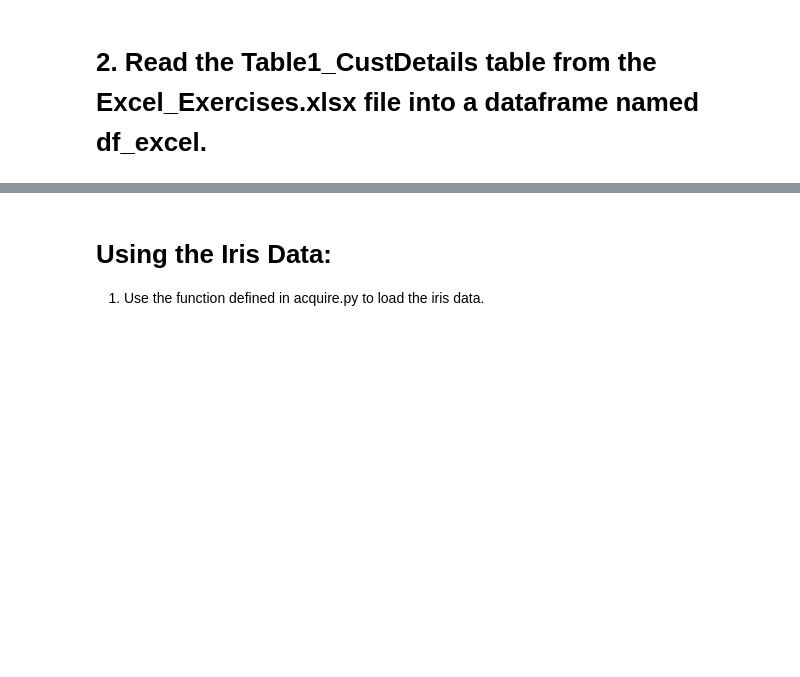
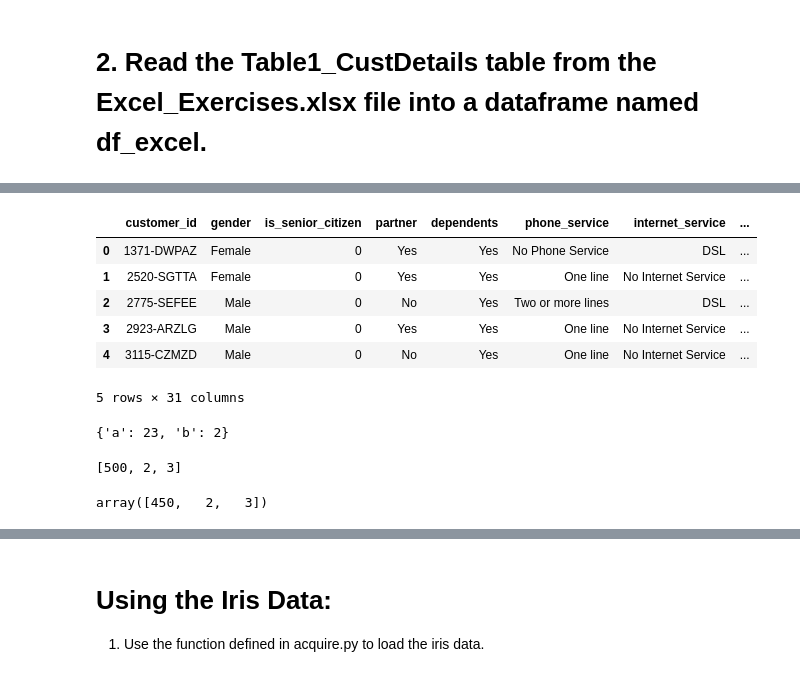
Before and after one commit to randyfrench/classification-exercises, a Jupyter notebook: classification_exercises.ipynb, the cells around one changed output, grey strips where cells are left out. Drawn from its saved outputs; the diff is of its cells as text; code cells hidden in the pictures; blank space fills up the shorter version.

```diff
--- a/classification_exercises.ipynb
+++ b/classification_exercises.ipynb
@@ -62,0 +77,54 @@ FileNotFoundError: [Errno 2] No such file or directory: 'Spreadsheets_Exercises.
+# %%
+# map phone_service, internet_service, and contract_type
+contract_type = {
+    0: "Month-to-Month",
+    1: "1 Year",
+    2: "2 Year"
+}
+
+phone_service = {
+    0: "No Phone Service",
+    1: "One line",
+    2: "Two or more lines"
+}
+
+internet_service = {
+    0: "No Internet Service",
+    1: "DSL",
+    2: "Fiber Optic"
+}
+
+telco.contract_type = telco.contract_type.map(contract_type)
+telco.phone_service = telco.phone_service.map(phone_service)
+telco.internet_service = telco.internet_service.map(internet_service)
+# %%
+telco.head()
+# %% [output]
+|  | customer_id | gender | is_senior_citizen | partner | dependents | phone_service | internet_service | ... |
+| 0 | 1371-DWPAZ | Female | 0 | Yes | Yes | No Phone Service | DSL | ... |
+| 1 | 2520-SGTTA | Female | 0 | Yes | Yes | One line | No Internet Service | ... |
+| 2 | 2775-SEFEE | Male | 0 | No | Yes | Two or more lines | DSL | ... |
+| 3 | 2923-ARZLG | Male | 0 | Yes | Yes | One line | No Internet Service | ... |
+| 4 | 3115-CZMZD | Male | 0 | No | Yes | One line | No Internet Service | ... |
+5 rows × 31 columns
+# %%
+a = {"a": 1, "b": 2}
+b = a
+a["a"] = 23
+b
+# %% [output]
+{'a': 23, 'b': 2}
+# %%
+a = [1, 2, 3]
+b = a
+b[0] = 500
+a
+# %% [output]
+[500, 2, 3]
+# %%
+a = np.array([1, 2, 3])
+b = a
+b[0] = 450
+a
+# %% [output]
+array([450,   2,   3])
```
Also changed, not shown: parts of 36 cells of this notebook, 3 other files.
